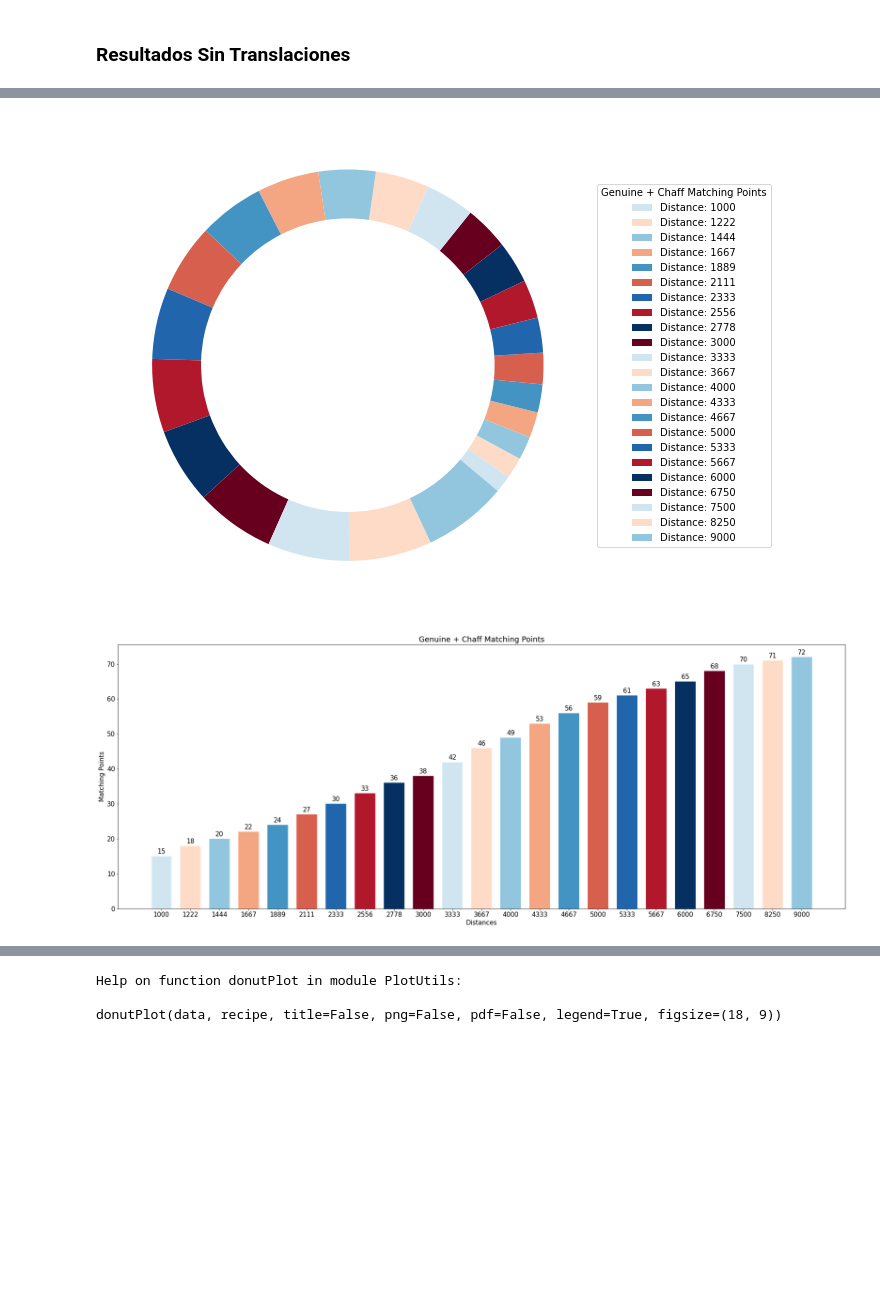
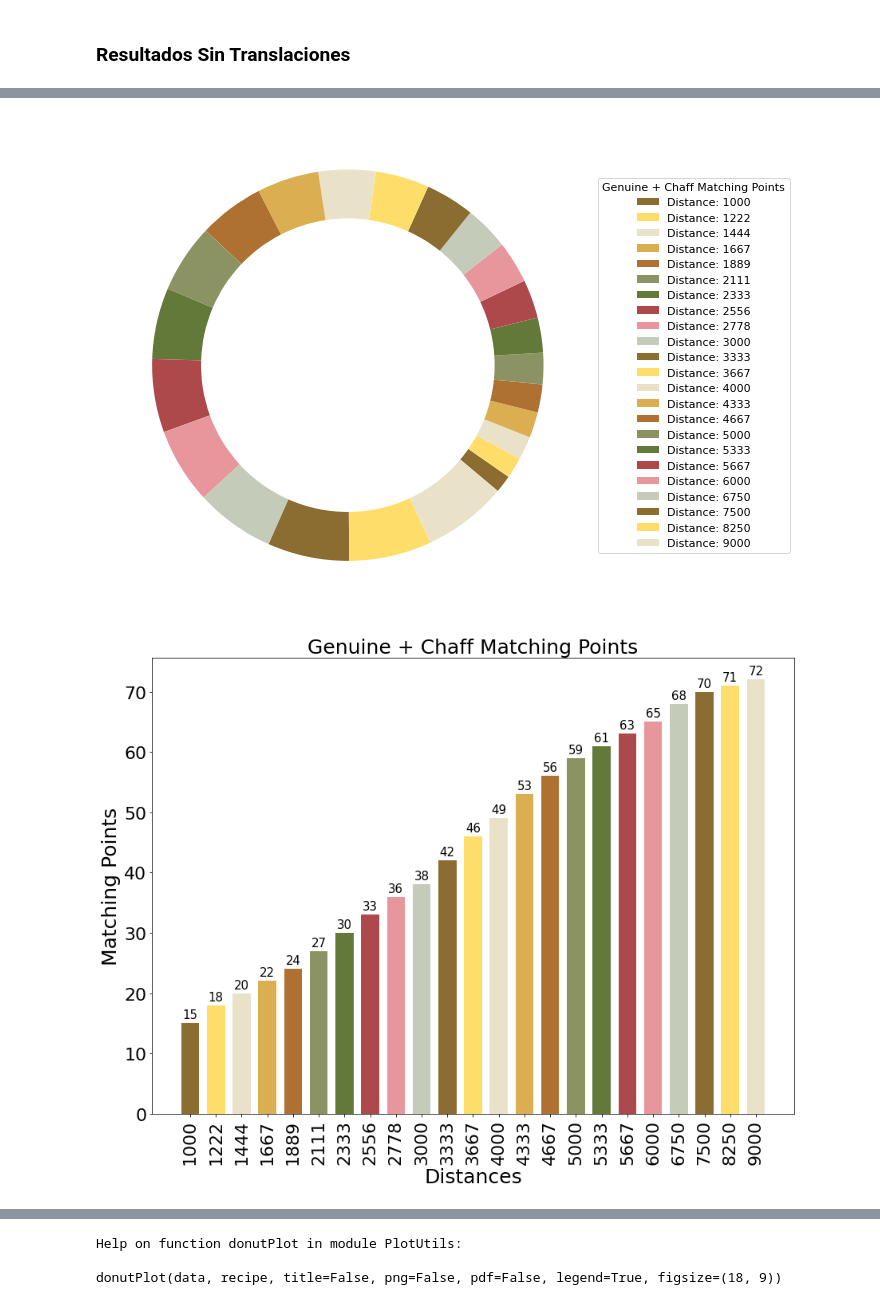
Before and after one commit to MarioROT/CorrelationAttack2FuzzyVault, a Jupyter notebook: Fuzzy_Vault_Statistics.ipynb, the cells around one changed output, grey strips where cells are left out. Cells and saved outputs as stored; diff of their text form; code cells hidden in the pictures; blank space fills up the shorter version.

```diff
--- a/Fuzzy_Vault_Statistics.ipynb
+++ b/Fuzzy_Vault_Statistics.ipynb
@@ -17,29 +17,29 @@ import scipy.io
 plt.rcParams["image.cmap"] = "Set2"
 # Para cambiar el ciclo de color por defecto en Matplotlib
 # plt.rcParams['axes.prop_cycle'] = plt.cycler(color=plt.cm.Set2.colors)
-# plt.rcParams["axes.prop_cycle"] =  plt.cycler('color', ['#8C6D31', '#ffdd6b', '#e9e2c9', '#dcae52', '#af7132', '#8C9363', '#637939', '#AD494A', '#E7969C', '#C4CBB9'])
+plt.rcParams["axes.prop_cycle"] =  plt.cycler('color', ['#8C6D31', '#ffdd6b', '#e9e2c9', '#dcae52', '#af7132', '#8C9363', '#637939', '#AD494A', '#E7969C', '#C4CBB9'])
 # plt.rcParams["axes.prop_cycle"] =  plt.cycler('color', ['#081d58', '#253494', '#225ea8', '#1d91c0', '#41b6c4', '#7fcdbb', '#c7e9b4', '#edf8b1', '#ffffd9'])
 # plt.rcParams["axes.prop_cycle"] =  plt.cycler('color', ['#084081', '#0868ac', '#2b8cbe', '#4eb3d3', '#7bccc4', '#a8ddb5', '#ccebc5', '#e0f3db', '#f7fcf0'])
 # plt.rcParams["axes.prop_cycle"] =  plt.cycler('color', ['#67001f', '#b2182b', '#d6604d', '#f4a582', '#fddbc7', '#d1e5f0', '#92c5de', '#4393c3', '#2166ac','#053061'])
 # plt.rcParams["axes.prop_cycle"] =  plt.cycler('color', ['#67001f', '#053061', '#b2182b', '#2166ac', '#d6604d', '#4393c3', '#f4a582', '#92c5de', '#fddbc7','#d1e5f0'])
-plt.rcParams["axes.prop_cycle"] =  plt.cycler('color', ['#67001f', '#053061', '#b2182b', '#2166ac', '#d6604d', '#4393c3', '#f4a582', '#92c5de', '#fddbc7','#d1e5f0'][::-1])
+# plt.rcParams["axes.prop_cycle"] =  plt.cycler('color', ['#67001f', '#053061', '#b2182b', '#2166ac', '#d6604d', '#4393c3', '#f4a582', '#92c5de', '#fddbc7','#d1e5f0'][::-1])
 # plt.rcParams["axes.prop_cycle"] =  plt.cycler('color', ['#8dd3c7', '#ffffb3', '#bebada', '#fb8072', '#80b1d3', '#fdb462', '#b3de69', '#fccde5', '#d9d9d9','#bc80bd','#ccebc5','#ffed6f'])
 # plt.rcParams["axes.prop_cycle"] =  plt.cycler('color', ['#8dd3c7', '#ffffb3', '#bebada', '#fb8072', '#80b1d3', '#fdb462', '#b3de69', '#fccde5', '#d9d9d9','#bc80bd','#ccebc5','#ffed6f'][::-1])
 # %% [markdown]
 ### Resultados Sin Translaciones
 # %%
-rsl10md = pd.read_csv('TabResCorr10mindistSoloGiro.csv')
+rsl10md = pd.read_csv('ExpResults/TabResCorr10mindistSoloGiro.csv')
 rsl10md = rsl10md.T.reset_index()
 rsl10md.columns= ['Distancia', 'Puntos encontrados promedio', 'Puntos genuinos encontrados promedio', 'Número de emparejamientos que se podrían vulnerar', 'Iteraciones promedio necesarias para vulnerar']
 rsl10md = rsl10md.round({'Distancia':3, 'Puntos encontrados promedio':3, 'Puntos genuinos encontrados promedio':3, 'Número de emparejamientos que se podrían vulnerar':3, 'Iteraciones promedio necesarias para vulnerar':3})
 
-rsl20md = pd.read_csv('TabResCorr10_3000_6000mindistSoloGiro.csv')
+rsl20md = pd.read_csv('ExpResults/TabResCorr10_3000_6000mindistSoloGiro.csv')
 rsl20md = rsl20md.T.reset_index()
 rsl20md.columns= ['Distancia', 'Puntos encontrados promedio', 'Puntos genuinos encontrados promedio', 'Número de emparejamientos que se podrían vulnerar', 'Iteraciones promedio necesarias para vulnerar']
 rsl20md = rsl20md[1:]
 rsl20md = rsl20md.round({'Distancia':3, 'Puntos encontrados promedio':3, 'Puntos genuinos encontrados promedio':3, 'Número de emparejamientos que se podrían vulnerar':3, 'Iteraciones promedio necesarias para vulnerar':3})
 
-rsl30md = pd.read_csv('TabResCorr10_6000_9000mindistSoloGiro.csv')
+rsl30md = pd.read_csv('ExpResults/TabResCorr10_6000_9000mindistSoloGiro.csv')
 rsl30md = rsl30md.T.reset_index()
 rsl30md.columns= ['Distancia', 'Puntos encontrados promedio', 'Puntos genuinos encontrados promedio', 'Número de emparejamientos que se podrían vulnerar', 'Iteraciones promedio necesarias para vulnerar']
 rsl30md = rsl30md[1:]
@@ -78,16 +78,17 @@ groupedBarPlot(data, xticks, title, legend=True, axislabels=False, width=0.35, f
 # %%
 labels = ['Distance: {}'.format(round(float(i))) for i in dfs['Distancia']]
 data =  list(dfs['Puntos encontrados promedio'])
 title = 'Genuine + Chaff Matching Points'
 donutPlot(data,labels,title)
 
 xticks = [round(float(i)) for i in dfs['Distancia']]
 data = {'MatchingPoints':list(dfs['Puntos encontrados promedio'])}
 title = 'Genuine + Chaff Matching Points'
-groupedBarPlot(data,xticks,title, legend = False,figsize=(25,10),width = 0.7, axislabels=['Distances','Matching Points'])
+cp = ['#8C6D31', '#ffdd6b', '#e9e2c9', '#dcae52', '#af7132', '#8C9363', '#637939', '#AD494A', '#E7969C', '#C4CBB9']
+groupedBarPlot(data,xticks,title, legend = False,figsize=(12.5,10),width = 0.7, axislabels=['Distances','Matching Points'], xtick_rot = 90, fsizes={'axes':25,'xtick':22, 'ytick':22, 'font':15}, colors = cp)
 # %% [output]
-[figure, old version]
+[figure, new version]
-[figure, old version]
+[figure, new version]
 # %%
 labels = ['Distancia: {}'.format(round(float(i))) for i in dfs['Distancia']]
 data =  list(dfs['Puntos genuinos encontrados promedio'])
```
Also changed, not shown: parts of 9 cells of this notebook, 1 other file.
